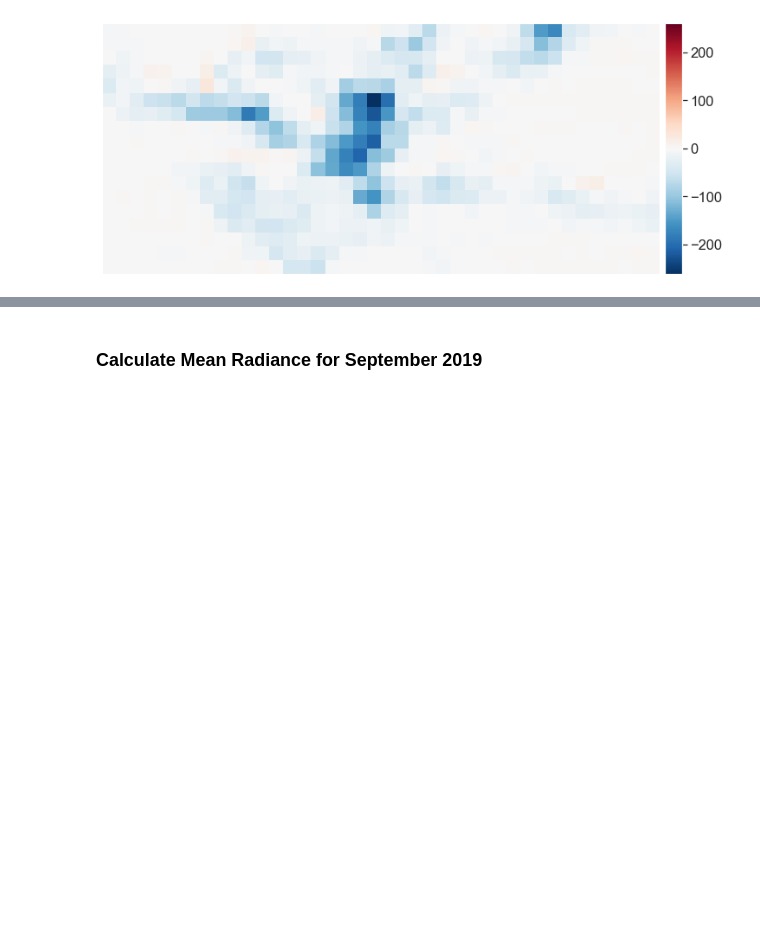
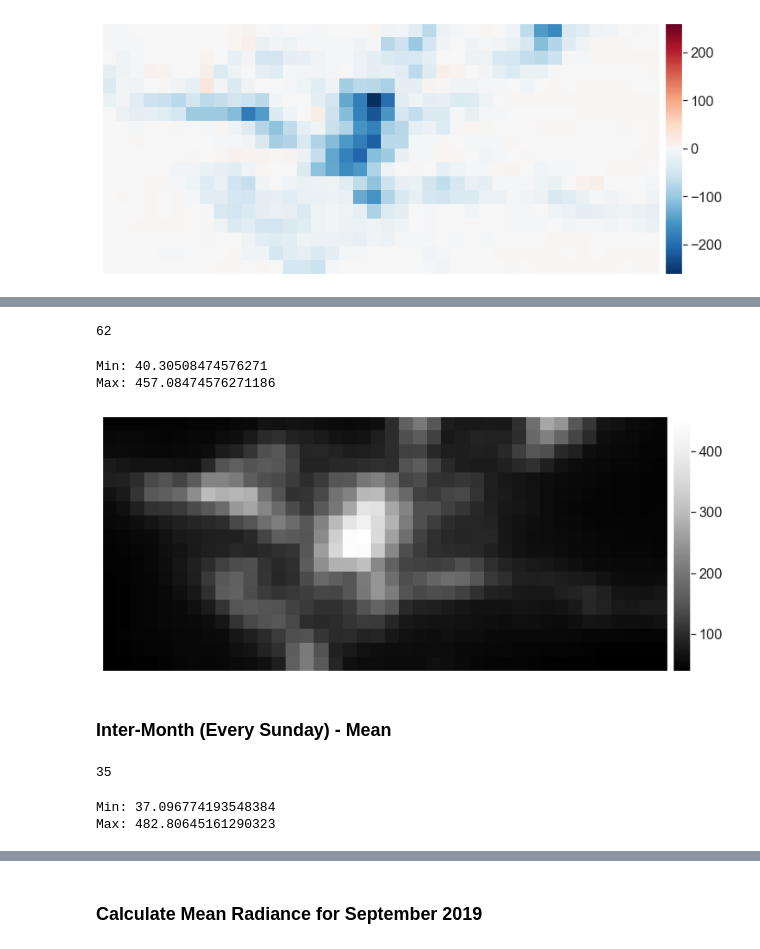
Before and after one commit to calekochenour/remote-sensing-fusion, a Jupyter notebook: 01-code-scripts/penn-state-campus-black-marble-radiance-concise.ipynb, the cells around one changed output, grey strips where cells are left out. Saved outputs shown, nothing was run; the diff lists cells and outputs as text; code cells hidden in the pictures; blank space fills up the shorter version.

```diff
--- a/01-code-scripts/penn-state-campus-black-marble-radiance-concise.ipynb
+++ b/01-code-scripts/penn-state-campus-black-marble-radiance-concise.ipynb
@@ -1409,0 +1263,24 @@ list(set([date.strftime("%Y-%m") for date in date_range]))
+# %%
+# Confirm length
+len(dec_2019_jan_2020_arrays)
+# %% [output]
+62
+# %%
+# Calculate mean
+dec_2019_jan_2020_mean = calculate_mean_radiance(dec_2019_jan_2020_arrays)
+# %%
+# Get min and max values for mean
+print(f"Min: {dec_2019_jan_2020_mean.min()}")
+print(f"Max: {dec_2019_jan_2020_mean.max()}")
+# %% [output]
+Min: 40.30508474576271
+Max: 457.08474576271186
+# %%
+# Plot
+ep.plot_bands(dec_2019_jan_2020_mean, scale=False, vmax=dec_2019_jan_2020_mean.max())
+
+plt.show()
+# %% [output]
+[figure, added]
+# %% [markdown]
+### Inter-Month (Every Sunday) - Mean
@@ -1409,0 +1294,5 @@ list(set([date.strftime("%Y-%m") for date in date_range]))
+# %%
+# Confirm length
+len(sept_2019_apr_2020_sundays_arrays)
+# %% [output]
+35
@@ -1409,0 +1302,7 @@ list(set([date.strftime("%Y-%m") for date in date_range]))
+# %%
+# Get min and max values for mean
+print(f"Min: {sept_2019_apr_2020_sundays_mean.min()}")
+print(f"Max: {sept_2019_apr_2020_sundays_mean.max()}")
+# %% [output]
+Min: 37.096774193548384
+Max: 482.80645161290323
```
Also changed, not shown: parts of 81 cells of this notebook.
